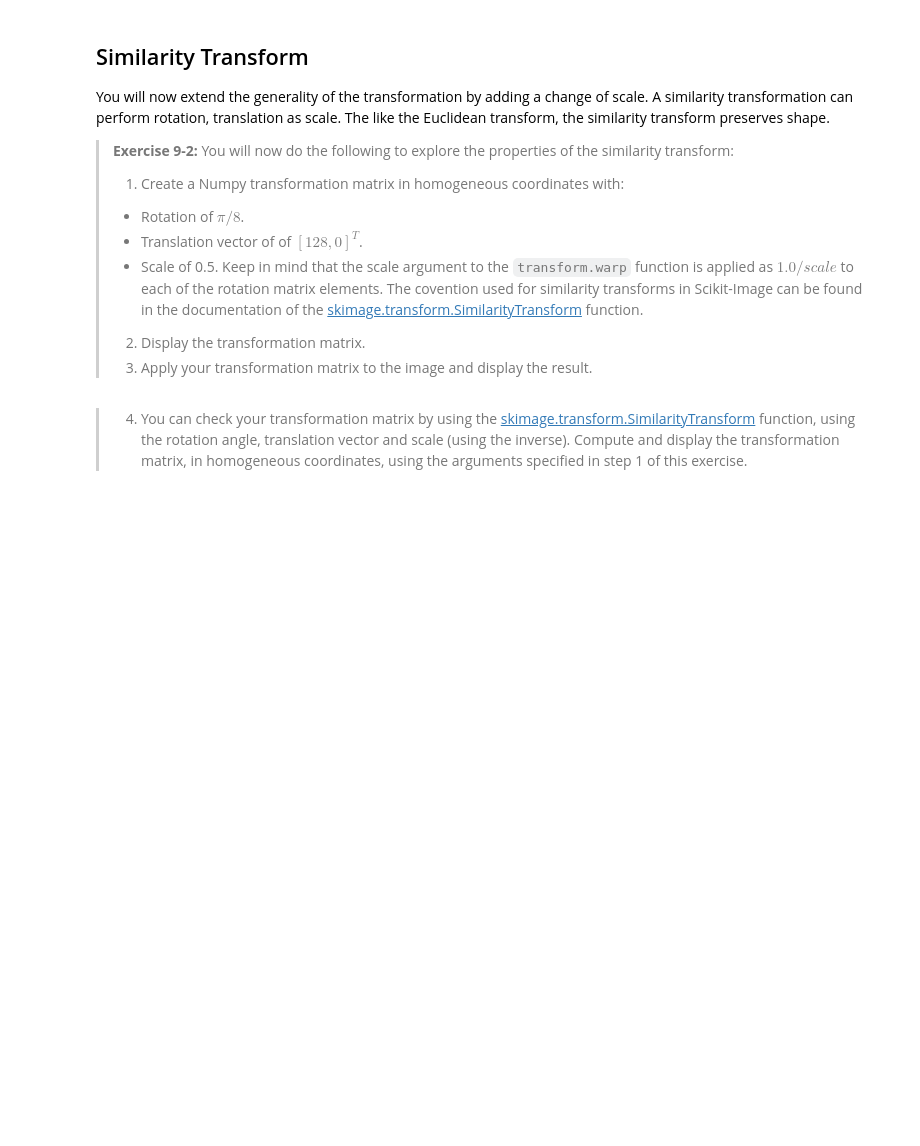
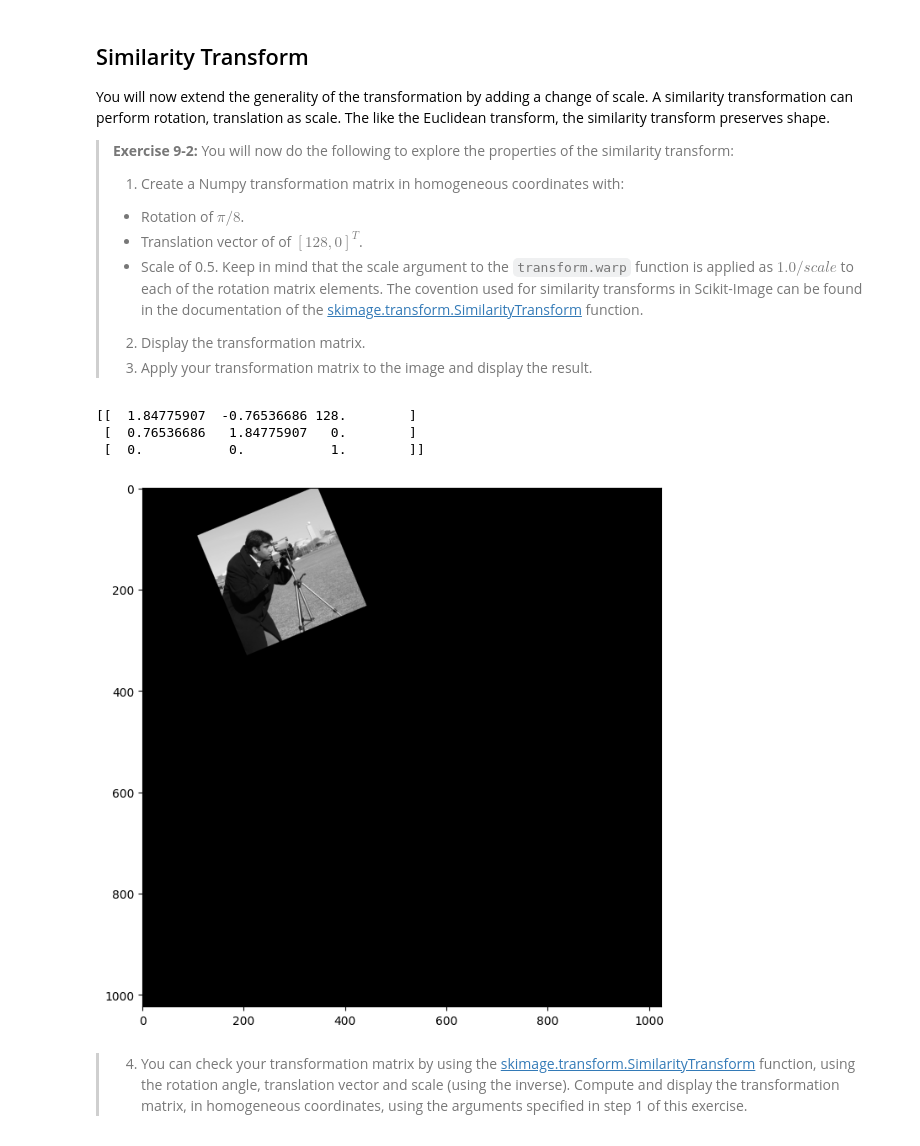
Before and after one commit to alvaroiramirez/CSCI_E-25, a Jupyter notebook: Labs/9_HomographyProjections.ipynb, the cells around one changed output. Saved outputs shown, nothing was run; the diff lists cells and outputs as text; code cells hidden in the pictures; blank space fills up the shorter version.

```diff
--- a/Labs/9_HomographyProjections.ipynb
+++ b/Labs/9_HomographyProjections.ipynb
@@ -99,6 +172,28 @@ You will now extend the generality of the transformation by adding a change of s
 > 3. Apply your transformation matrix to the image and display the result.
 # %%
 ## Put your code below
+
+# 1. Create a Numpy transformation matrix in homogeneous coordinates with:
+#   - Rotation of pi/8.
+#   - Translation vector of [128,0]^T.
+#   - Scale of 0.5. Keep in mind that the scale argument to the `transform.warp` function is applied as 1.0/scale to
+#     each of the rotation matrix elements. The covention used for similarity transforms in Scikit-Image can be found
+#     in the documentation of the skimage.transform.SimilarityTransform function.
+similarity_transform = transform.SimilarityTransform(rotation=angle, translation=[128, 0], scale=1/0.5)
+
+# 2. Display the transformation matrix.
+print(similarity_transform.params)
+
+# 3. Apply your transformation matrix to the image and display the result.
+transformed_image = transform.warp(camera_image_background, similarity_transform)
+
+#    Display the result.
+plot_grayscale(transformed_image)
+# %% [output]
+[[  1.84775907  -0.76536686 128.        ]
+ [  0.76536686   1.84775907   0.        ]
+ [  0.           0.           1.        ]]
+[figure, added]
 # %% [markdown]
 > 4. You can check your transformation matrix by using the [skimage.transform.SimilarityTransform](https://scikit-image.org/docs/stable/api/skimage.transform.html#skimage.transform.SimilarityTransform) function, using the rotation angle, translation vector and scale (using the inverse). Compute and display the transformation matrix, in homogeneous coordinates, using the arguments specified in step 1 of this exercise.
 # %%
```
Also changed, not shown: parts of 10 cells of this notebook.
